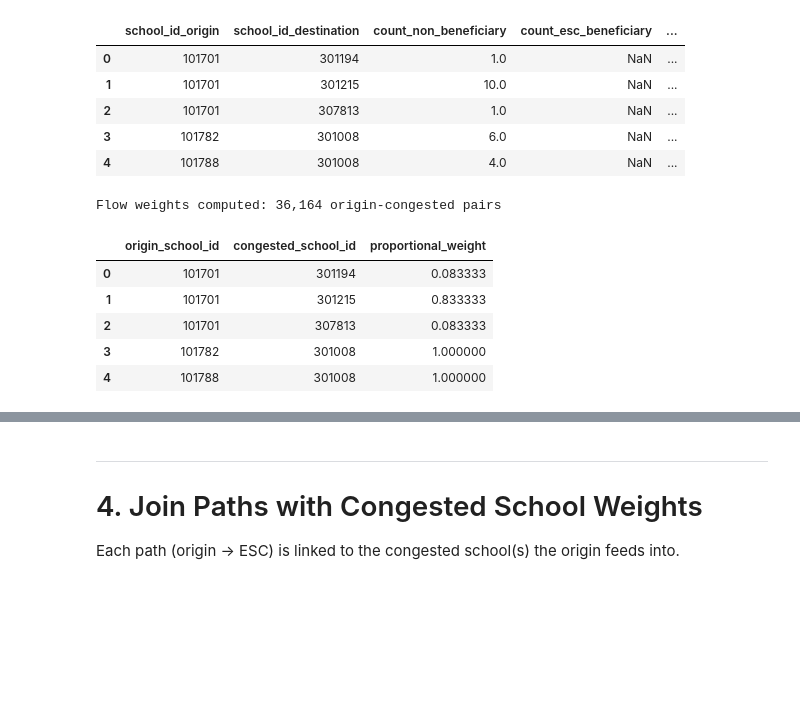
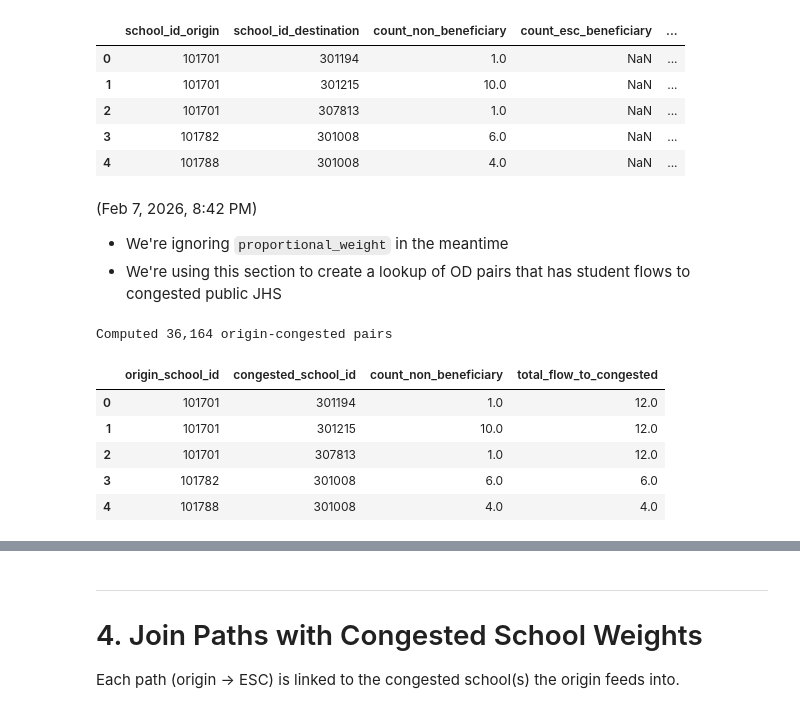
Before and after one commit to cair-philippines/project_paaral, a Jupyter notebook: notebooks/2.4e.-path-level-marginal-analysis.ipynb, the cells around one changed output, grey strips where cells are left out. Saved outputs shown, nothing was run; the diff lists cells and outputs as text; code cells hidden in the pictures; blank space fills up the shorter version.

```diff
--- a/notebooks/2.4e.-path-level-marginal-analysis.ipynb
+++ b/notebooks/2.4e.-path-level-marginal-analysis.ipynb
@@ -125,30 +221,41 @@ display(flow_to_congested.head())
 | 2 | 101701 | 307813 | 1.0 | NaN | ... |
 | 3 | 101782 | 301008 | 6.0 | NaN | ... |
 | 4 | 101788 | 301008 | 4.0 | NaN | ... |
+# %% [markdown]
+(Feb 7, 2026, 8:42 PM)
+* We're ignoring `proportional_weight` in the meantime
+* We're using this section to create a lookup of OD pairs that has student flows to congested public JHS
 # %%
 # Identify the flow count column (adjust if different)
 # Common names: 'count', 'flow', 'count_non_beneficiary', etc.
 flow_col = 'count_non_beneficiary'  # Adjust based on inspection above
 
 # Compute total flow per origin to all congested schools
 origin_total_flow = flow_to_congested.groupby('school_id_origin')[flow_col].sum().reset_index()
 origin_total_flow.columns = ['school_id_origin', 'total_flow_to_congested']
 
 # Merge back to get proportional weight
 flow_weights = flow_to_congested.merge(origin_total_flow, on='school_id_origin')
-flow_weights['proportional_weight'] = flow_weights[flow_col] / flow_weights['total_flow_to_congested']
+# flow_weights['proportional_weight'] = flow_weights[flow_col] / flow_weights['total_flow_to_congested']
 
 # Keep relevant columns
-flow_weights = flow_weights[['school_id_origin', 'school_id_destination', 'proportional_weight']]
-flow_weights.columns = ['origin_school_id', 'congested_school_id', 'proportional_weight']
+flow_weights = flow_weights[['school_id_origin', 'school_id_destination', 'count_non_beneficiary','total_flow_to_congested']]
+# flow_weights.columns = ['origin_school_id', 'congested_school_id', 'proportional_weight']
+flow_weights.rename(
+    columns={
+        'school_id_origin':'origin_school_id',
+        'school_id_destination':'congested_school_id'
+    },
+    inplace=True
+)
 
-print(f"Flow weights computed: {flow_weights.shape[0]:,} origin-congested pairs")
+print(f"Computed {flow_weights.shape[0]:,} origin-congested pairs")
 display(flow_weights.head())
 # %% [output]
-Flow weights computed: 36,164 origin-congested pairs
+Computed 36,164 origin-congested pairs
-|  | origin_school_id | congested_school_id | proportional_weight |
-| 0 | 101701 | 301194 | 0.083333 |
-| 1 | 101701 | 301215 | 0.833333 |
-| 2 | 101701 | 307813 | 0.083333 |
-| 3 | 101782 | 301008 | 1.000000 |
-| 4 | 101788 | 301008 | 1.000000 |
+|  | origin_school_id | congested_school_id | count_non_beneficiary | total_flow_to_congested |
+| 0 | 101701 | 301194 | 1.0 | 12.0 |
+| 1 | 101701 | 301215 | 10.0 | 12.0 |
+| 2 | 101701 | 307813 | 1.0 | 12.0 |
+| 3 | 101782 | 301008 | 6.0 | 6.0 |
+| 4 | 101788 | 301008 | 4.0 | 4.0 |
```
Also changed, not shown: parts of 33 cells of this notebook.
